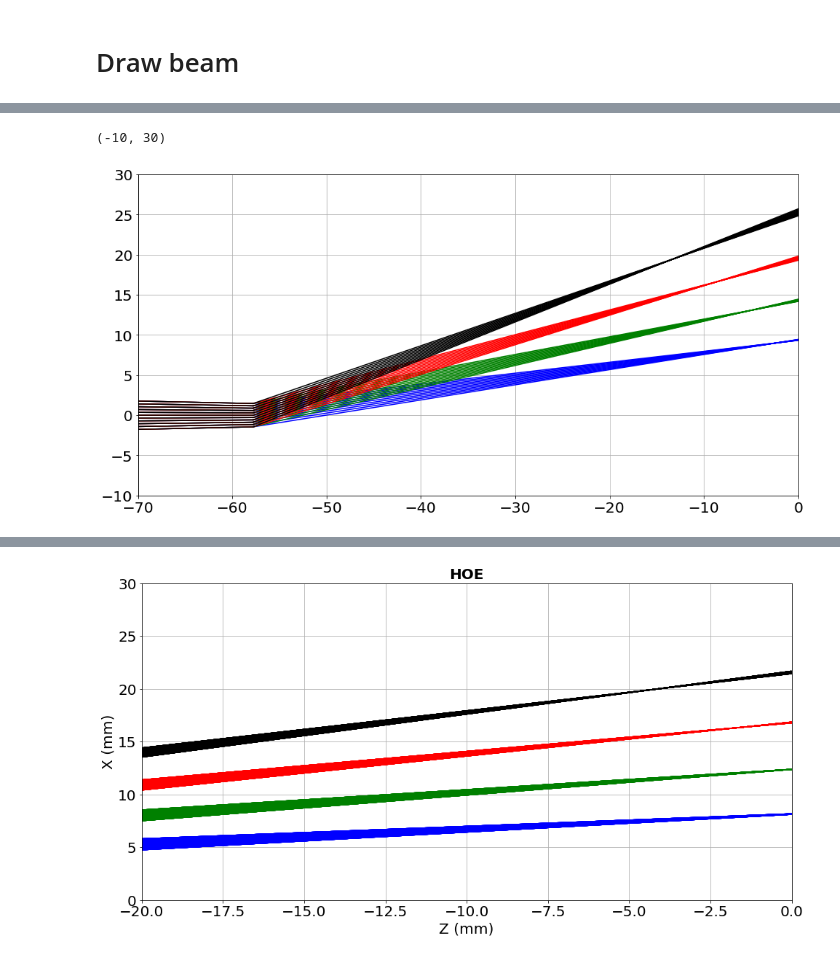
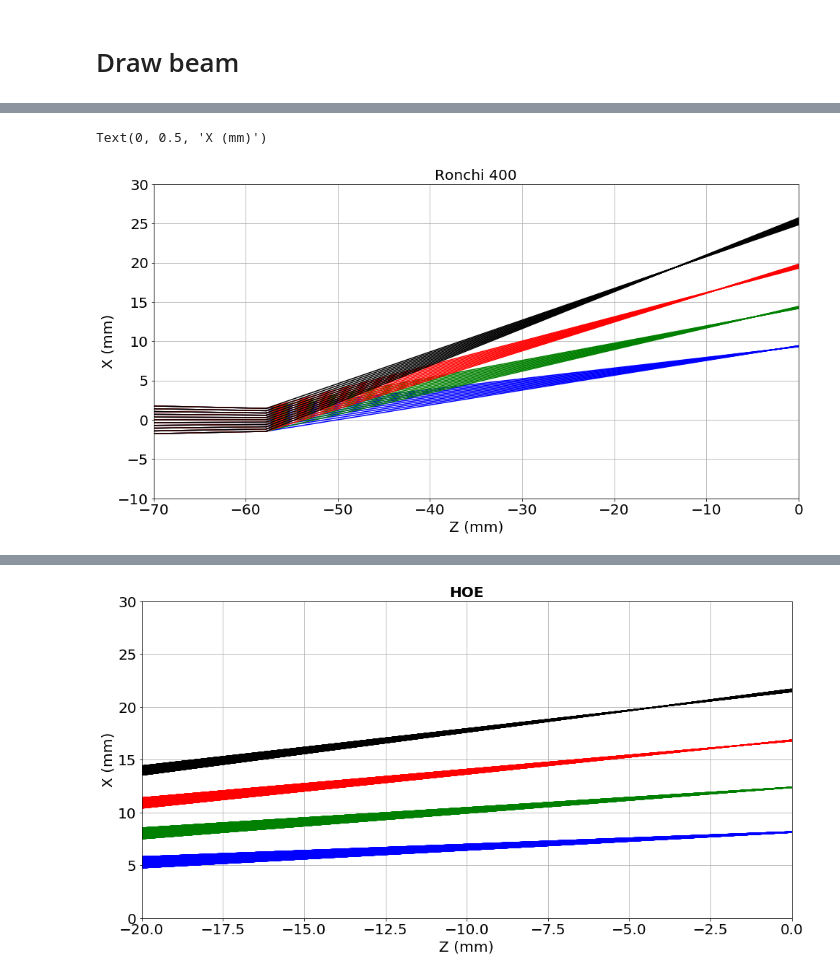
Before and after one commit to sylvielsstfr/OpticSimWthB4, a Jupyter notebook: DrawBeams/notebooks_draw/DrawBeams.ipynb, the cells around one changed output, grey strips where cells are left out. Drawn from its saved outputs; the diff is of its cells as text; code cells hidden in the pictures.

```diff
--- a/DrawBeams/notebooks_draw/DrawBeams.ipynb
+++ b/DrawBeams/notebooks_draw/DrawBeams.ipynb
@@ -213,19 +226,22 @@ Name: Z0, Length: 484, dtype: object
 # %%
 plt.figure(figsize=(16,8))
 for index, row in df_R400.iterrows():
     wl=row["wave"]
     col=ColorDict[wl]
     X0=row["X0"];Y0=row["Y0"];Z0=row["Z0"]-115.5
     X1=row["X1"];Y1=row["Y1"];Z1=row["Z1"]-115.5
     X2=row["X2"];Y2=row["Y2"];Z2=row["Z2"]-115.5
     X3=row["X3"];Y3=row["Y3"];Z3=row["Z3"]-115.5
     if Y0==0:
         plt.plot([Z0,Z1],[X0,X1],"-",color=col)
         plt.plot([Z1,Z2],[X1,X2],"-",color=col)
         plt.plot([Z2,Z3],[X2,X3],"-",color=col)
 plt.grid()
 plt.xlim(-70,0)
 plt.ylim(-10,30)
+plt.title("Ronchi 400")
+plt.xlabel("Z (mm)")
+plt.ylabel("X (mm)")
 # %% [output]
-(-10, 30)
+Text(0, 0.5, 'X (mm)')
-[figure, old version]
+[figure, new version]
```
Also changed, not shown: parts of 10 cells of this notebook, 2 other files.
